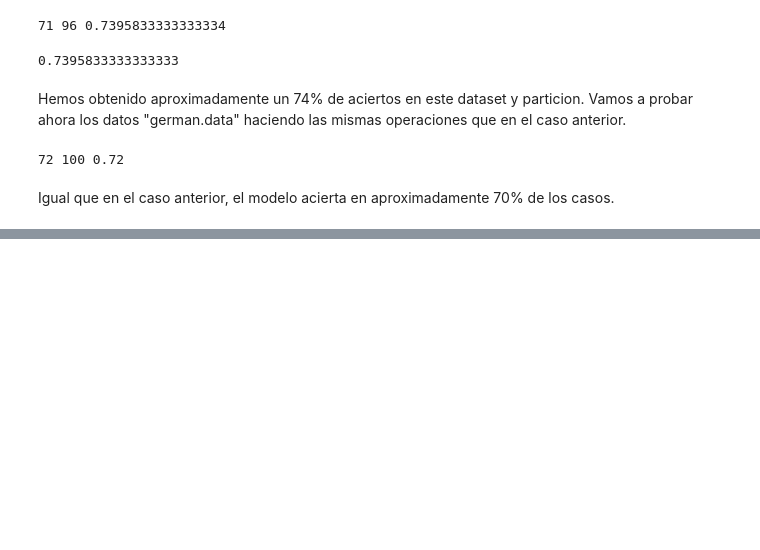
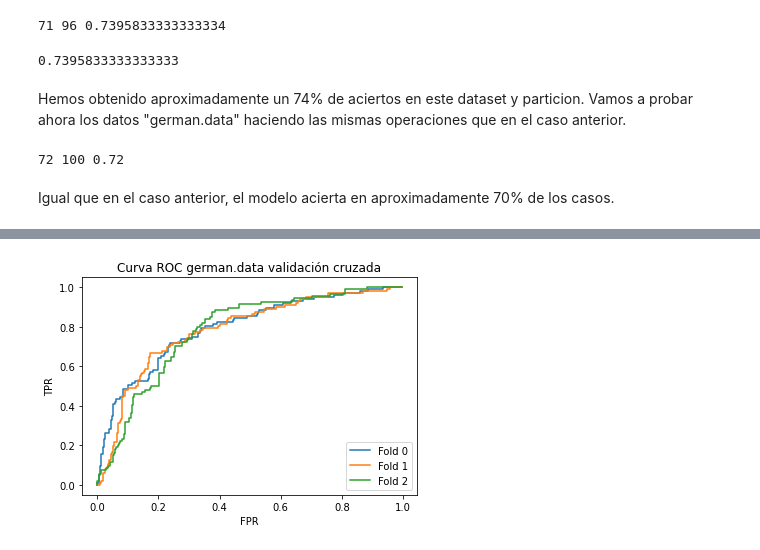
Before and after one commit to Albertogk/FAA, a Jupyter notebook: practica1/Prueba.ipynb, the cells around one changed output, grey strips where cells are left out. Drawn from its saved outputs; the diff is of its cells as text; code cells hidden in the pictures; blank space fills up the shorter version.

```diff
--- a/practica1/Prueba.ipynb
+++ b/practica1/Prueba.ipynb
@@ -214,0 +555,13 @@ print(mnb.predict_proba(X_test))
+# %%
+plt.figure()
+
+for i in range(k):
+    plt.plot(fpr_german_cruzada_lista[i], tpr_german_cruzada_lista[i], label="Fold " + str(i))
+
+plt.title("Curva ROC german.data validación cruzada")
+plt.xlabel("FPR")
+plt.ylabel("TPR")
+plt.legend(loc='lower right')
+plt.show()
+# %% [output]
+[figure, added]
```
Also changed, not shown: parts of 36 cells of this notebook, 1 other file.
